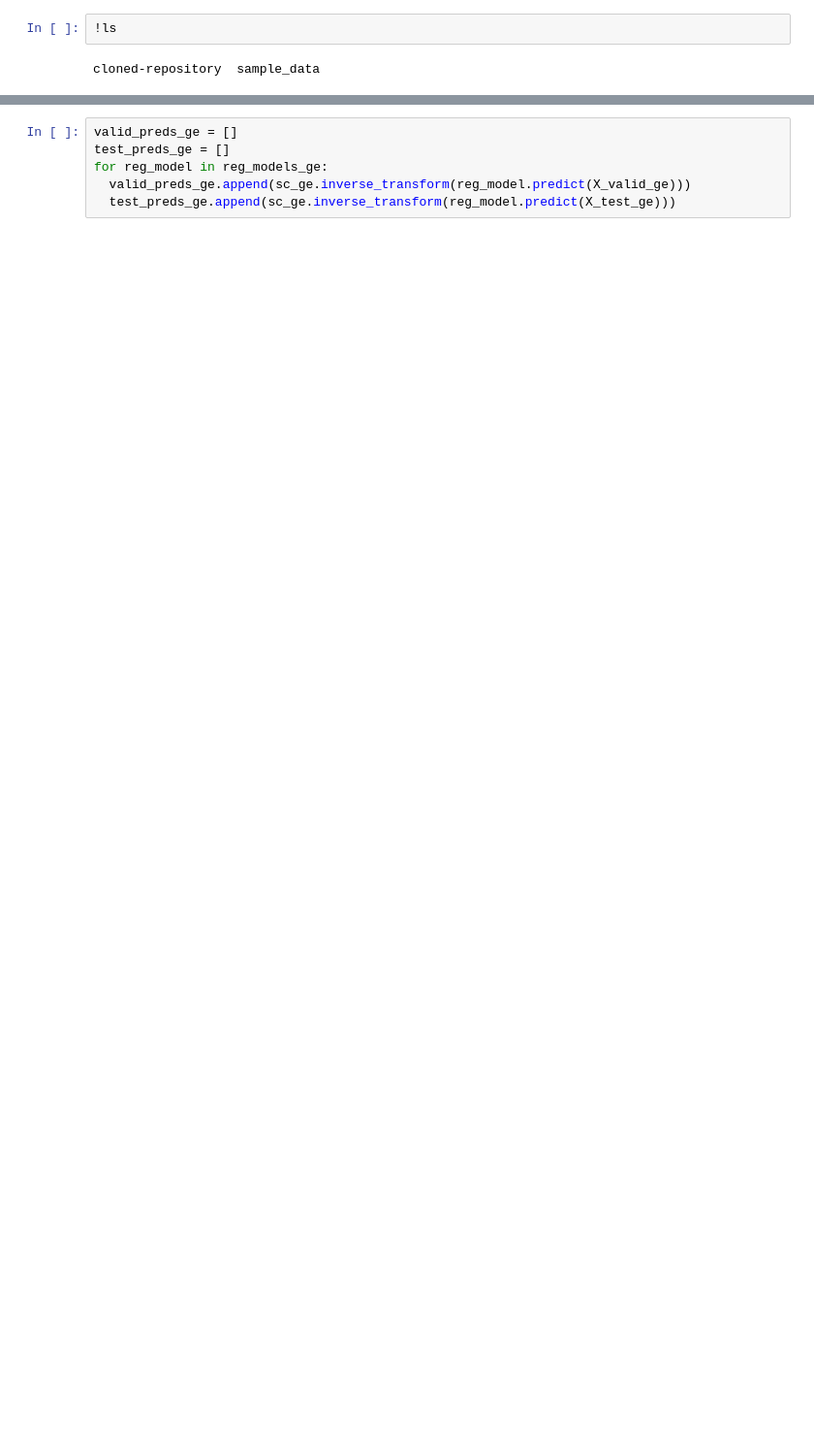
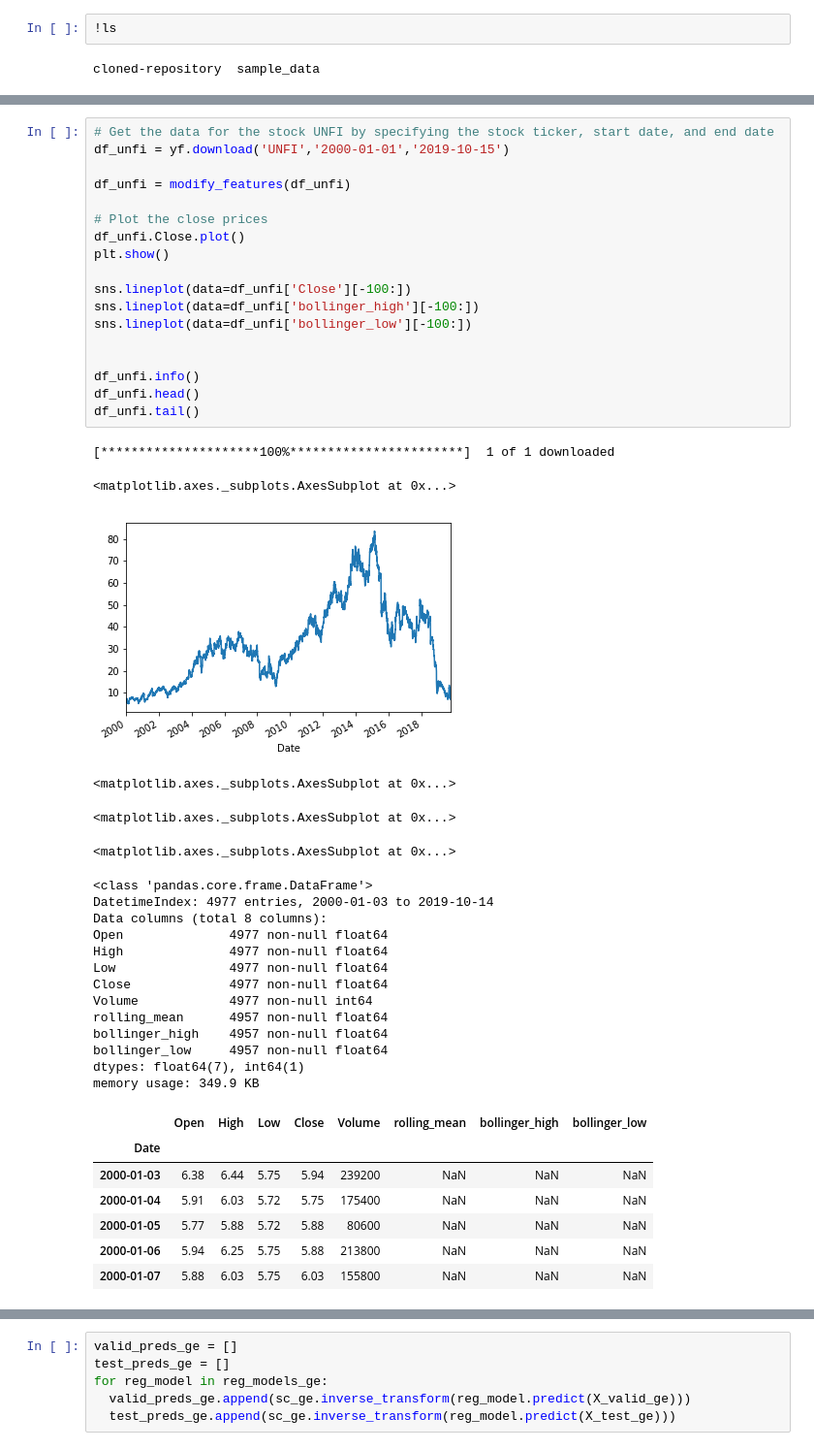
Before and after one commit to ravi-gopalan/lstm_analyses, a Jupyter notebook: lstm_prediction_WDC.ipynb, the cells around one changed output, grey strips where cells are left out. Shown: that part at 97% size. Cells and saved outputs as stored; diff of their text form; blank space fills up the shorter version.

```diff
--- a/lstm_prediction_WDC.ipynb
+++ b/lstm_prediction_WDC.ipynb
@@ -732,0 +181,45 @@ Epoch 200/200
+# %%
+# Get the data for the stock UNFI by specifying the stock ticker, start date, and end date
+df_unfi = yf.download('UNFI','2000-01-01','2019-10-15')
+
+df_unfi = modify_features(df_unfi)
+
+# Plot the close prices
+df_unfi.Close.plot()
+plt.show()
+
+sns.lineplot(data=df_unfi['Close'][-100:])
+sns.lineplot(data=df_unfi['bollinger_high'][-100:])
+sns.lineplot(data=df_unfi['bollinger_low'][-100:])
+
+
+df_unfi.info()
+df_unfi.head()
+df_unfi.tail()
+# %% [output]
+[*********************100%***********************]  1 of 1 downloaded
+<matplotlib.axes._subplots.AxesSubplot at 0x...>
+[figure, added]
+<matplotlib.axes._subplots.AxesSubplot at 0x...>
+<matplotlib.axes._subplots.AxesSubplot at 0x...>
+<matplotlib.axes._subplots.AxesSubplot at 0x...>
+<class 'pandas.core.frame.DataFrame'>
+DatetimeIndex: 4977 entries, 2000-01-03 to 2019-10-14
+Data columns (total 8 columns):
+Open              4977 non-null float64
+High              4977 non-null float64
+Low               4977 non-null float64
+Close             4977 non-null float64
+Volume            4977 non-null int64
+rolling_mean      4957 non-null float64
+bollinger_high    4957 non-null float64
+bollinger_low     4957 non-null float64
+dtypes: float64(7), int64(1)
+memory usage: 349.9 KB
+|  | Open | High | Low | Close | Volume | rolling_mean | bollinger_high | bollinger_low |
+| Date |  |  |  |  |  |  |  |  |
+| 2000-01-03 | 6.38 | 6.44 | 5.75 | 5.94 | 239200 | NaN | NaN | NaN |
+| 2000-01-04 | 5.91 | 6.03 | 5.72 | 5.75 | 175400 | NaN | NaN | NaN |
+| 2000-01-05 | 5.77 | 5.88 | 5.72 | 5.88 | 80600 | NaN | NaN | NaN |
+| 2000-01-06 | 5.94 | 6.25 | 5.75 | 5.88 | 213800 | NaN | NaN | NaN |
+| 2000-01-07 | 5.88 | 6.03 | 5.75 | 6.03 | 155800 | NaN | NaN | NaN |
```
Also changed, not shown: parts of 79 cells of this notebook.
